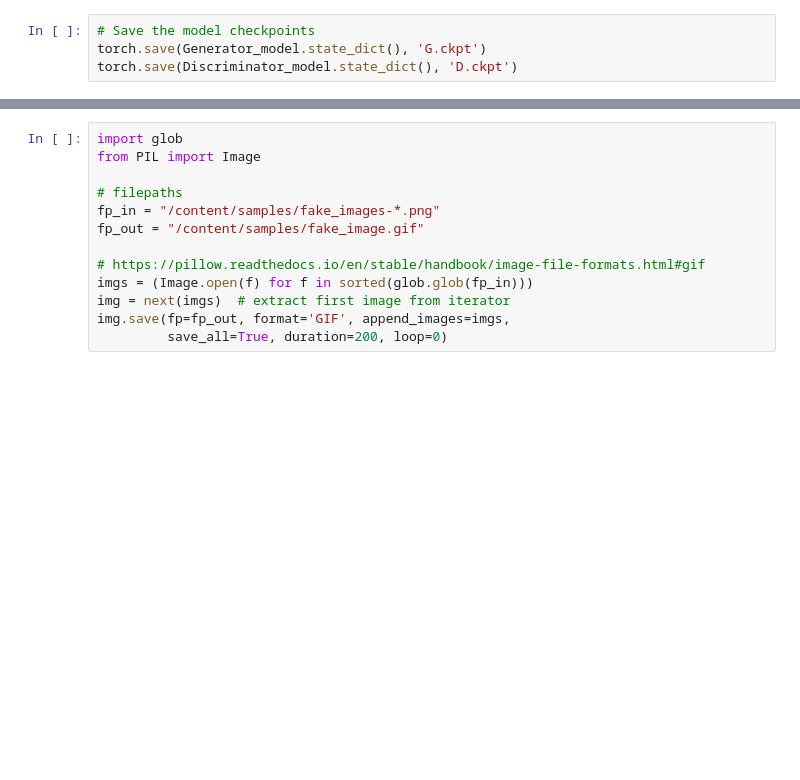
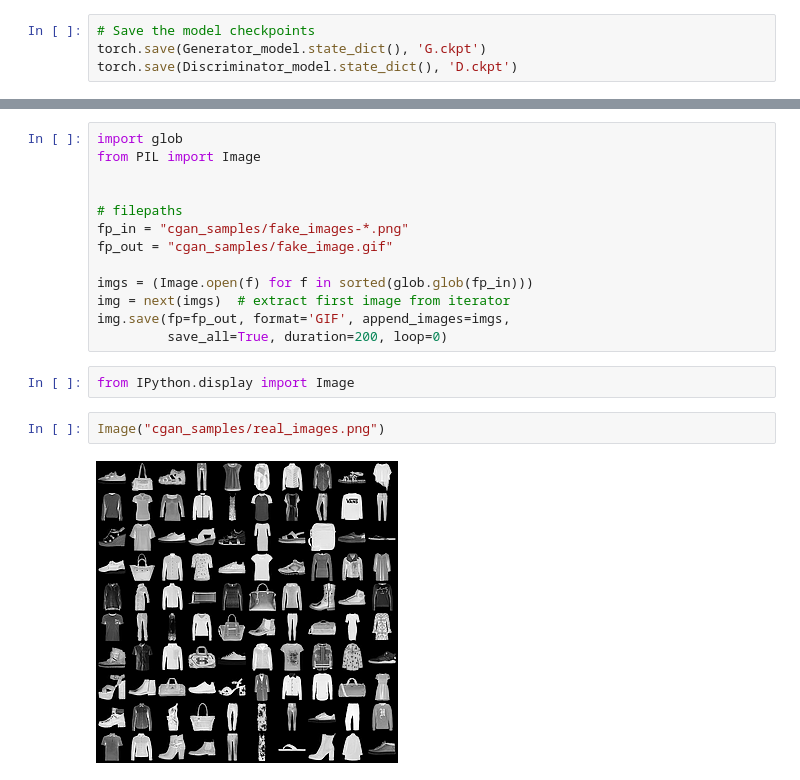
Before and after one commit to ashma01/GAN-Algorithms, a Jupyter notebook: Conditional_GAN.ipynb, the cells around one changed output, grey strips where cells are left out. Cells and saved outputs as stored; diff of their text form; blank space fills up the shorter version.

```diff
--- a/Conditional_GAN.ipynb
+++ b/Conditional_GAN.ipynb
@@ -337,12 +277,18 @@ plt.title('Scores');
 import glob
 from PIL import Image
 
+
 # filepaths
-fp_in = "/content/samples/fake_images-*.png"
-fp_out = "/content/samples/fake_image.gif"
+fp_in = "cgan_samples/fake_images-*.png"
+fp_out = "cgan_samples/fake_image.gif"
 
-# https://pillow.readthedocs.io/en/stable/handbook/image-file-formats.html#gif
 imgs = (Image.open(f) for f in sorted(glob.glob(fp_in)))
 img = next(imgs)  # extract first image from iterator
 img.save(fp=fp_out, format='GIF', append_images=imgs,
          save_all=True, duration=200, loop=0)
+# %%
+from IPython.display import Image
+# %%
+Image("cgan_samples/real_images.png")
+# %% [output]
+[figure, added]
```
Also changed, not shown: parts of 14 cells of this notebook, 1 other file.
